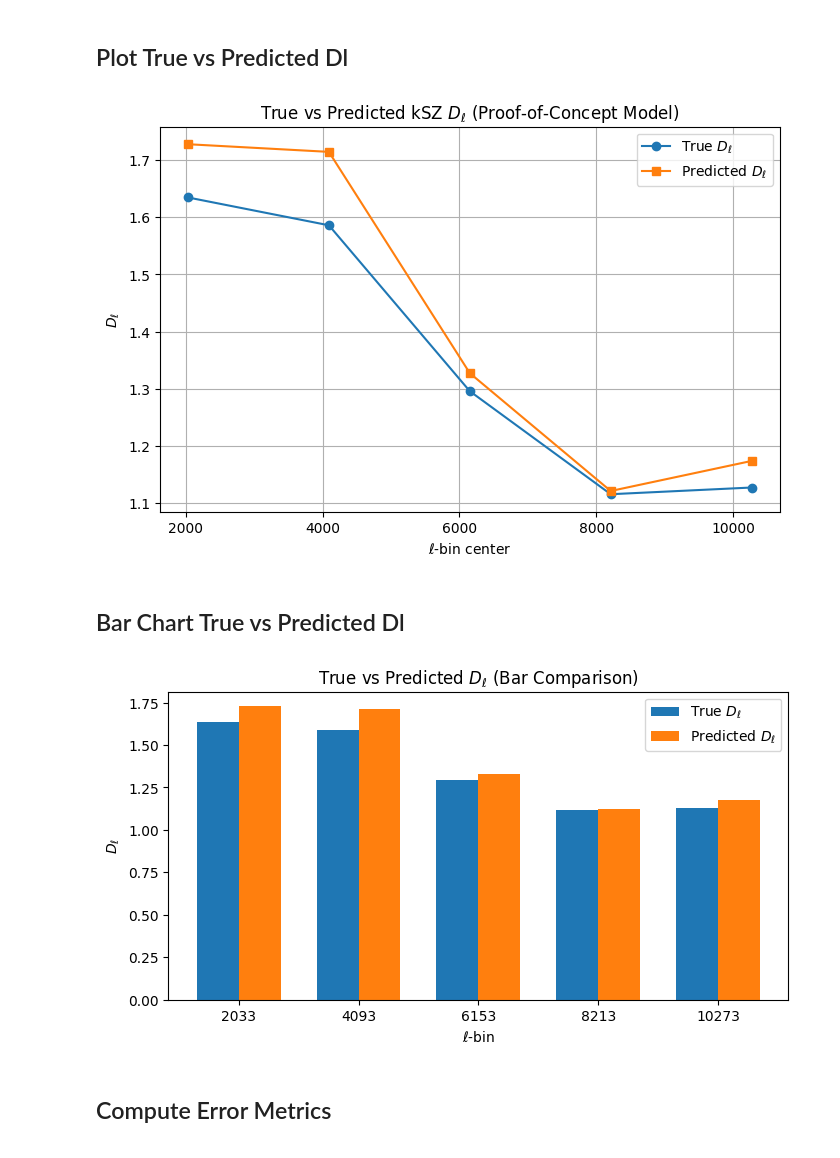
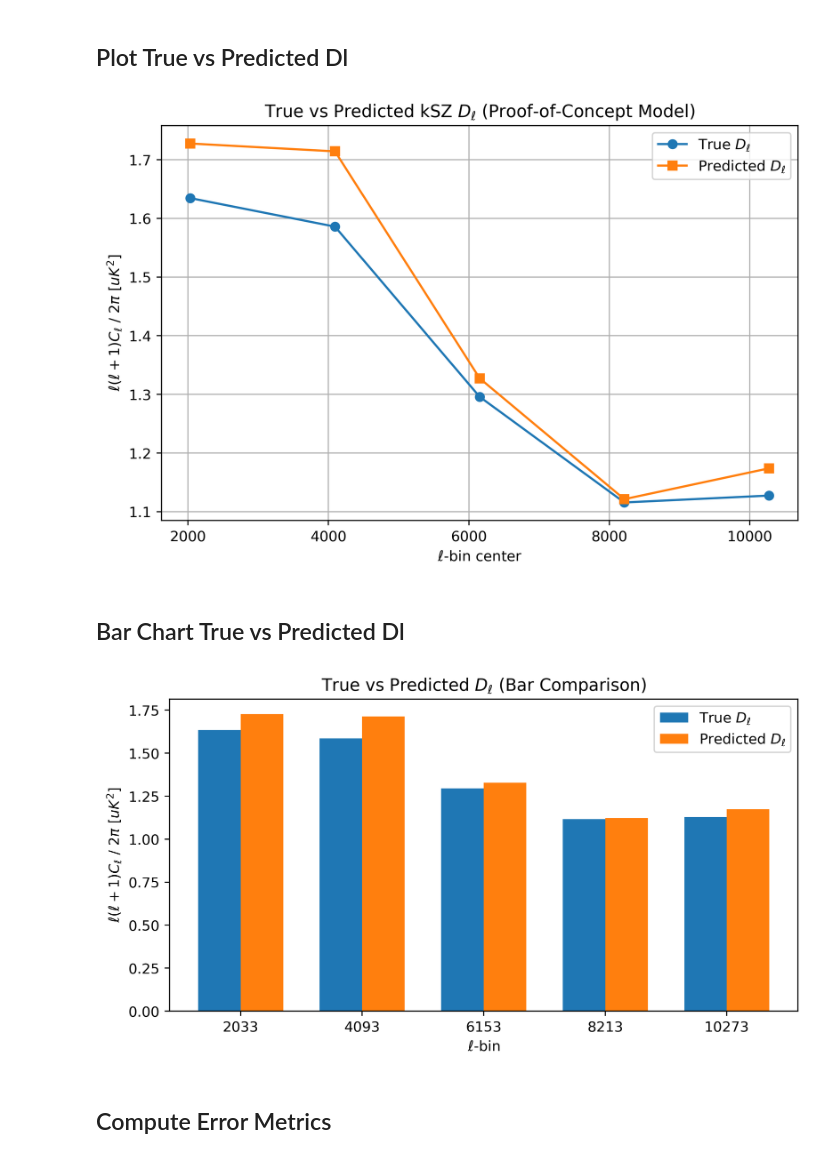
Before and after one commit to RobertxPearce/reionization-emulator, a Jupyter notebook: notebooks/proof_of_concept.ipynb, the cells around one changed output. Saved outputs shown, nothing was run; the diff lists cells and outputs as text; code cells hidden in the pictures.

```diff
--- a/notebooks/proof_of_concept.ipynb
+++ b/notebooks/proof_of_concept.ipynb
@@ -7,10 +7,11 @@ This notebook demonstrates a small proof-of-concept emulator that predicts the *
 import numpy as np
 import torch
 import matplotlib.pyplot as plt
+plt.rcParams["figure.dpi"] = 400
 
 import sys
 sys.path.append("../src")
-from emulator import ProofOfConceptEmulator
+from emulator import ProofOfConceptEmulatorThreeParams
 # %% [markdown]
 ## Load Model and Normalization
 # %%
@@ -27,7 +28,7 @@ X_std  = np.load(f"{NORM_PATH}/X_std.npy")
 ell    = np.load(f"{NORM_PATH}/ell.npy")
 
 # Load model
-model = ProofOfConceptEmulator().to(device)
+model = ProofOfConceptEmulatorThreeParams().to(device)
 state_dict = torch.load(MODEL_PATH, map_location=device)
 model.load_state_dict(state_dict)
 model.eval()
@@ -125,30 +126,30 @@ plt.plot(ell, pred_dl, marker="s", label=r"Predicted $D_\ell$")
 
 plt.title(r"True vs Predicted kSZ $D_\ell$ (Proof-of-Concept Model)")
 plt.xlabel(r"$\ell$-bin center")
-plt.ylabel(r"$D_\ell$")
+plt.ylabel(r"$\ell (\ell + 1)C_{\ell}$ / $2 \pi$ [$uK^2$]")
 plt.legend()
 plt.grid(True)
 plt.show()
 # %% [output]
-[figure, old version]
+[figure, new version]
 # %% [markdown]
 ## Bar Chart True vs Predicted Dl
 # %%
 plt.figure(figsize=(8,4))
 bins = np.arange(len(ell))
 width = 0.35
 
 plt.bar(bins - width/2, true_dl, width, label=r"True $D_\ell$")
 plt.bar(bins + width/2, pred_dl, width, label=r"Predicted $D_\ell$")
 
 plt.xticks(bins, [f"{int(e)}" for e in ell])
 plt.xlabel(r"$\ell$-bin")
-plt.ylabel(r"$D_\ell$")
+plt.ylabel(r"$\ell (\ell + 1)C_{\ell}$ / $2 \pi$ [$uK^2$]")
 plt.title(r"True vs Predicted $D_\ell$ (Bar Comparison)")
 plt.legend()
 plt.show()
 # %% [output]
-[figure, old version]
+[figure, new version]
 # %% [markdown]
 ## Compute Error Metrics
 # %%
```
Also changed, not shown: parts of 2 cells of this notebook, 7 other files.
